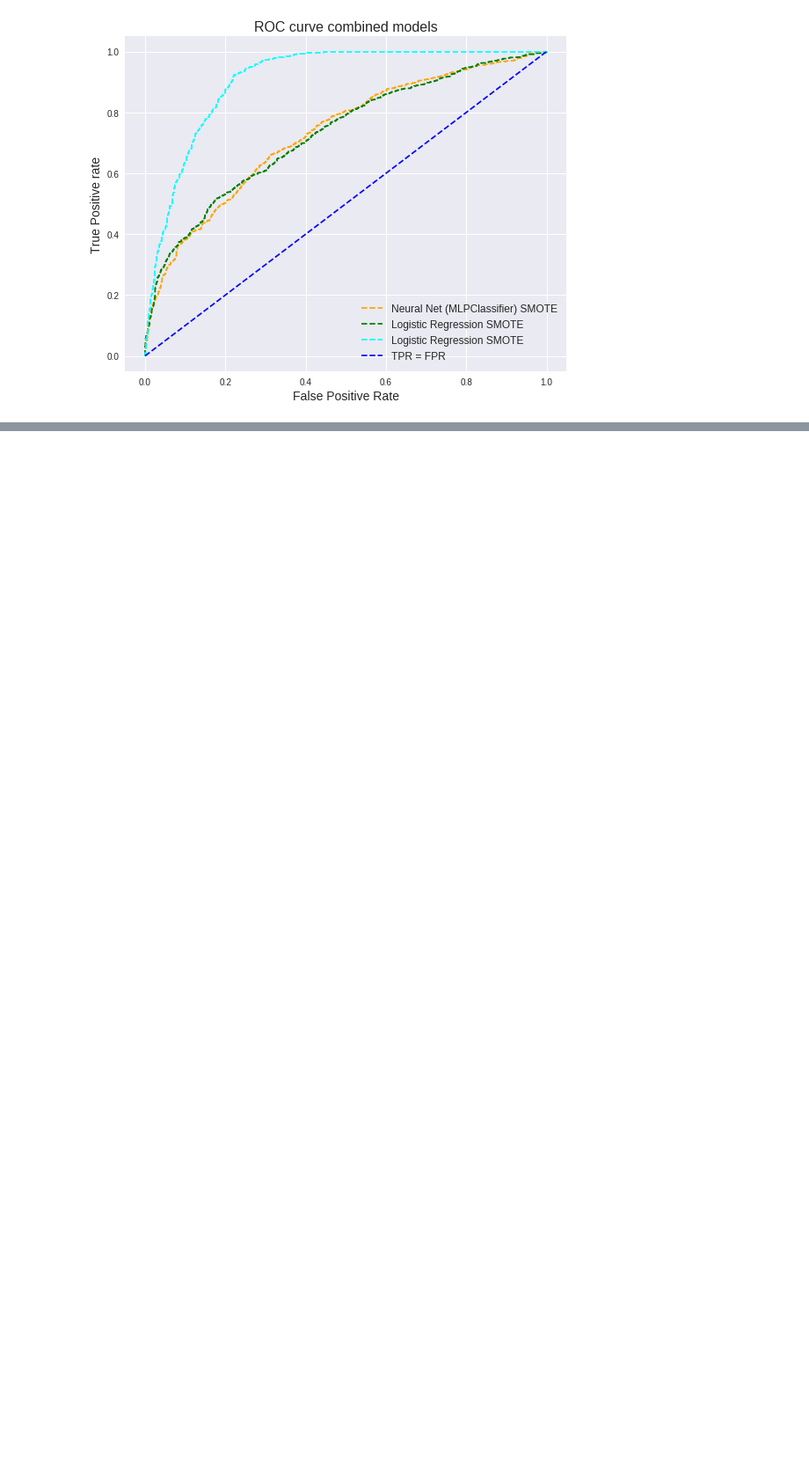
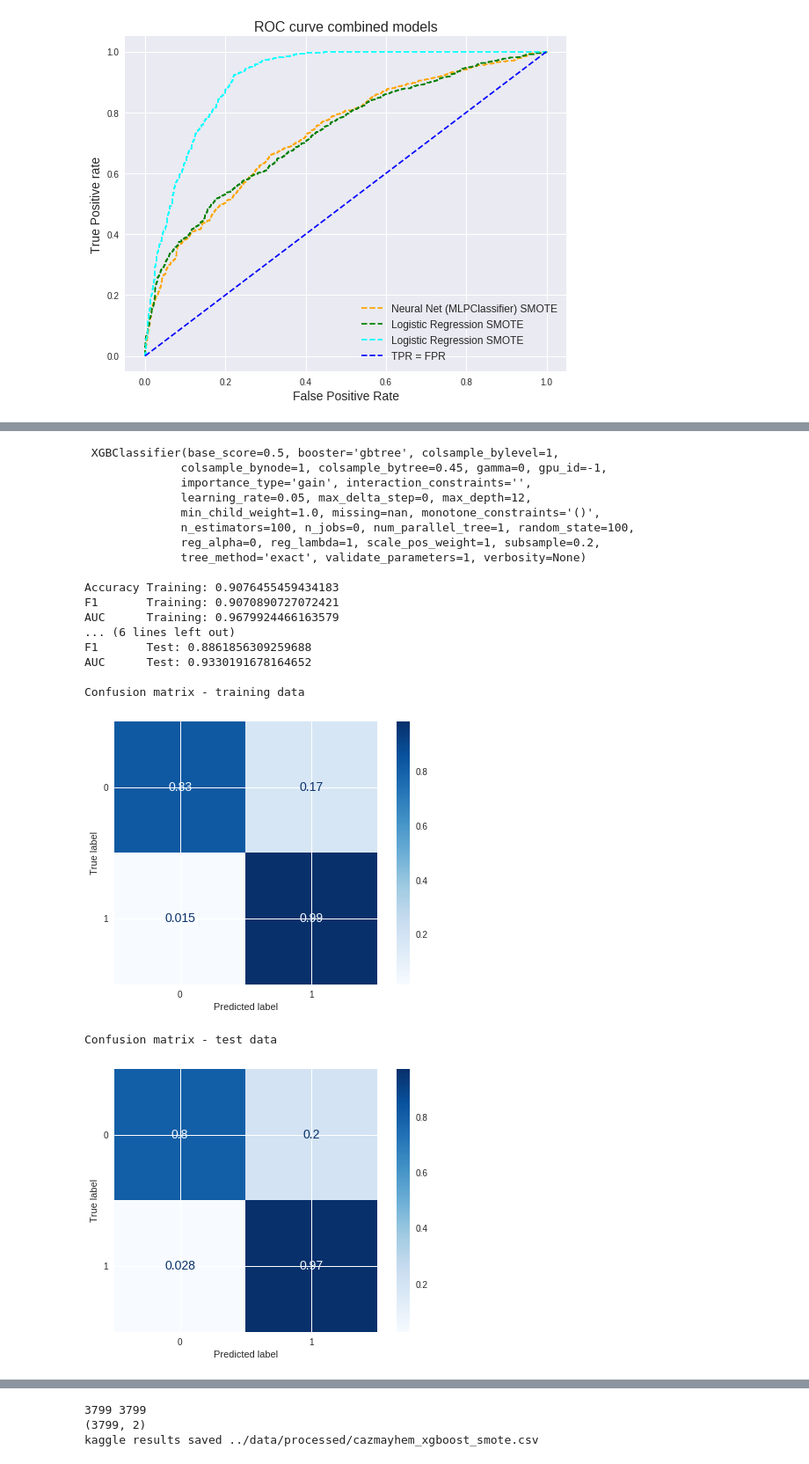
Before and after one commit to CazMayhem/adv_dsi_AT1, a Jupyter notebook: notebooks/paipa_neural_net_imbal_data_v1.ipynb, the cells around one changed output, grey strips where cells are left out. Shown at 88% size. Saved outputs shown, nothing was run; the diff lists cells and outputs as text; code cells hidden in the pictures; blank space fills up the shorter version.

```diff
--- a/notebooks/paipa_neural_net_imbal_data_v1.ipynb
+++ b/notebooks/paipa_neural_net_imbal_data_v1.ipynb
@@ -778,0 +783,55 @@ Top features list ['BLK', 'STL', 'GP', 'FTM', '3P Made']
+# %%
+features='ALL'
+resample='SMOTE'
+scaler = StandardScaler()
+top_feat=top_feat
+
+scaler = StandardScaler()
+
+# select required features for this tesm
+df_clean_mod, df_clean_mod_test = select_features(df_cleaned, df_clean_test, top_feat)
+
+# intiailse training data for this test
+X_train_res, y_train_res, X_val_res, y_val_res, X_test_res, y_test_res = Prep_Model_Data(df_clean_mod, target, scaler, resample, random_state)
+
+# Prep model data - scale, train_test_split, resample if specified - return the sampled Training, Validation & Test data
+X_train_res, y_train_res, X_val_res, y_val_res, X_test_res, y_test_res = Prep_Model_Data(df_clean_mod, target, scaler, resample, random_state)
+
+# Train the model using xgboost2 after hyperopt
+classify = Train_XGBoost(xgboost2, X_train_res, y_train_res, X_val_res, y_val_res, X_test_res, y_test_res)
+
+# Confusion Matrix Training data
+Plot_Confusion_Matrix(classify, X_train_res, y_train_res, 'training data')
+
+# Confusion Matrix Testing data
+Plot_Confusion_Matrix(classify, X_test_res, y_test_res, 'test data')
+
+# Plot ROC Curve - save pret_prob & model_name for combined ROC graph
+pred_prob_4, model_name_4 = Model_Perform_Evaluate(classify, X_test_res, y_test_res, model_name)
+
+# save results for Kaggle comp - XGBoost with hyperopt using SMOTE for imbalanced target - correct model this time
+Save_Kaggle_Results(classify, scaler, df_clean_mod_test, 'xgboost_smote')
+
+# Show XGB feature importance
+# top_feat = xgb_feature_important(classify, df_clean_mod, top_feat)
+# %% [output]
+ XGBClassifier(base_score=0.5, booster='gbtree', colsample_bylevel=1,
+              colsample_bynode=1, colsample_bytree=0.45, gamma=0, gpu_id=-1,
+              importance_type='gain', interaction_constraints='',
+              learning_rate=0.05, max_delta_step=0, max_depth=12,
+              min_child_weight=1.0, missing=nan, monotone_constraints='()',
+              n_estimators=100, n_jobs=0, num_parallel_tree=1, random_state=100,
+              reg_alpha=0, reg_lambda=1, scale_pos_weight=1, subsample=0.2,
+              tree_method='exact', validate_parameters=1, verbosity=None)
+
+Accuracy Training: 0.9076455459434183
+F1       Training: 0.9070890727072421
+AUC      Training: 0.9679924466163579
+... (6 lines left out)
+F1       Test: 0.8861856309259688
+AUC      Test: 0.9330191678164652
+
+Confusion matrix - training data
+[figure, added]
+Confusion matrix - test data
+[figure, added]
@@ -779 +839,4 @@ Top features list ['BLK', 'STL', 'GP', 'FTM', '3P Made']
+3799 3799
+(3799, 2)
+kaggle results saved ../data/processed/cazmayhem_xgboost_smote.csv
 # %%
```
Also changed, not shown: parts of 6 cells of this notebook, 3 other files.
